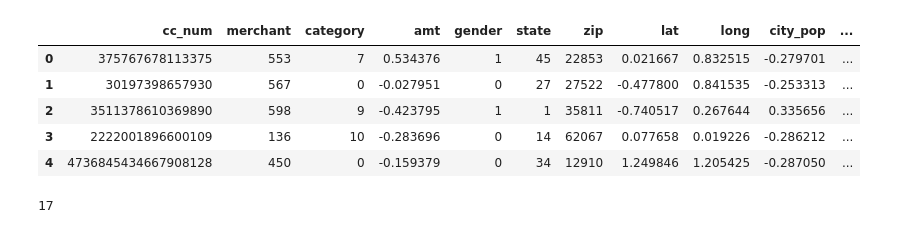
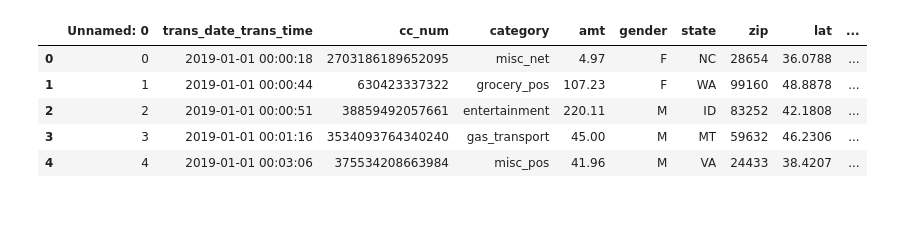
Before and after one commit to nachikethinge01/Data-Mining-project, a Jupyter notebook: Neural Networks.ipynb, the cells around one changed output. Saved outputs shown, nothing was run; the diff lists cells and outputs as text; code cells hidden in the pictures.

```diff
--- a/Neural Networks.ipynb
+++ b/Neural Networks.ipynb
@@ -10,11 +22,28 @@ from sklearn.metrics import accuracy_score
 # %%
-X_train = pd.read_csv("Data/X_train.csv")
-y_train = pd.read_csv("Data/y_train.csv")
-
-X_test = pd.read_csv("Data/X_test.csv")
-y_test = pd.read_csv("Data/y_test.csv")
+train = pd.read_csv("/Users/nachikethinge/Documents/GitHub/Data-Mining-project/Data/Main_Data/fraudTrain.csv")
+test = pd.read_csv("/Users/nachikethinge/Documents/Github/Data-Mining-project/Data/Main_Data/fraudTest.csv")
 # %%
-y_train = y_train['is_fraud']
+to_drop = ['first', 'last', 'street', 'city', 'street', 'job', 'trans_num', 'merchant']
+train = train.drop(to_drop, axis = 1)
+test = test.drop(to_drop, axis = 1)
 # %%
-y_test = y_test['is_fraud']
+#Create a new column DOB to calculate the age of the customer and convert trans_date_trans_time to datetime
+train['dob'] = pd.to_datetime(train['dob'])
+train['trans_date_trans_time'] = pd.to_datetime(train['trans_date_trans_time'])
+
+test['dob'] = pd.to_datetime(test['dob'])
+test['trans_date_trans_time'] = pd.to_datetime(test['trans_date_trans_time'])
+
+#Calculate the age of the customer
+train['age'] = 2023 - train['dob'].dt.year.astype(int)
+test['age'] = 2023 - test['dob'].dt.year.astype(int)
+# %%
+train.head()
+# %% [output]
+|  | Unnamed: 0 | trans_date_trans_time | cc_num | category | amt | gender | state | zip | lat | ... |
+| 0 | 0 | 2019-01-01 00:00:18 | 2703186189652095 | misc_net | 4.97 | F | NC | 28654 | 36.0788 | ... |
+| 1 | 1 | 2019-01-01 00:00:44 | 630423337322 | grocery_pos | 107.23 | F | WA | 99160 | 48.8878 | ... |
+| 2 | 2 | 2019-01-01 00:00:51 | 38859492057661 | entertainment | 220.11 | M | ID | 83252 | 42.1808 | ... |
+| 3 | 3 | 2019-01-01 00:01:16 | 3534093764340240 | gas_transport | 45.00 | M | MT | 59632 | 46.2306 | ... |
+| 4 | 4 | 2019-01-01 00:03:06 | 375534208663984 | misc_pos | 41.96 | M | VA | 24433 | 38.4207 | ... |
 # %%
@@ -23,14 +57,13 @@ X_test = X_test.drop(['Unnamed: 0.1', 'Unnamed: 0'], axis = 1)
 # %%
-X_train.head()
+#Drop trans_date_trans_time and dob
+train = train.drop('trans_date_trans_time', axis = 1)
+train = train.drop('dob', axis = 1)
+
+test = test.drop('trans_date_trans_time', axis = 1)
+test = test.drop('dob', axis = 1)
-# %% [output]
-|  | cc_num | merchant | category | amt | gender | state | zip | lat | long | city_pop | ... |
-| 0 | 375767678113375 | 553 | 7 | 0.534376 | 1 | 45 | 22853 | 0.021667 | 0.832515 | -0.279701 | ... |
-| 1 | 30197398657930 | 567 | 0 | -0.027951 | 0 | 27 | 27522 | -0.477800 | 0.841535 | -0.253313 | ... |
-| 2 | 3511378610369890 | 598 | 9 | -0.423795 | 1 | 1 | 35811 | -0.740517 | 0.267644 | 0.335656 | ... |
-| 3 | 2222001896600109 | 136 | 10 | -0.283696 | 0 | 14 | 62067 | 0.077658 | 0.019226 | -0.286212 | ... |
-| 4 | 4736845434667908128 | 450 | 0 | -0.159379 | 0 | 34 | 12910 | 1.249846 | 1.205425 | -0.287050 | ... |
 # %%
-len(X_train.columns)
+#Map Gender F to 0 and M to 1 in training and testing dataset
+gender_map = {'F': 0, 'M': 1}
+train['gender'] = train['gender'].map(gender_map)
+test['gender'] = test['gender'].map(gender_map)
-# %% [output]
-17
 # %%
```
Also changed, not shown: parts of 30 cells of this notebook, 1 other file.
